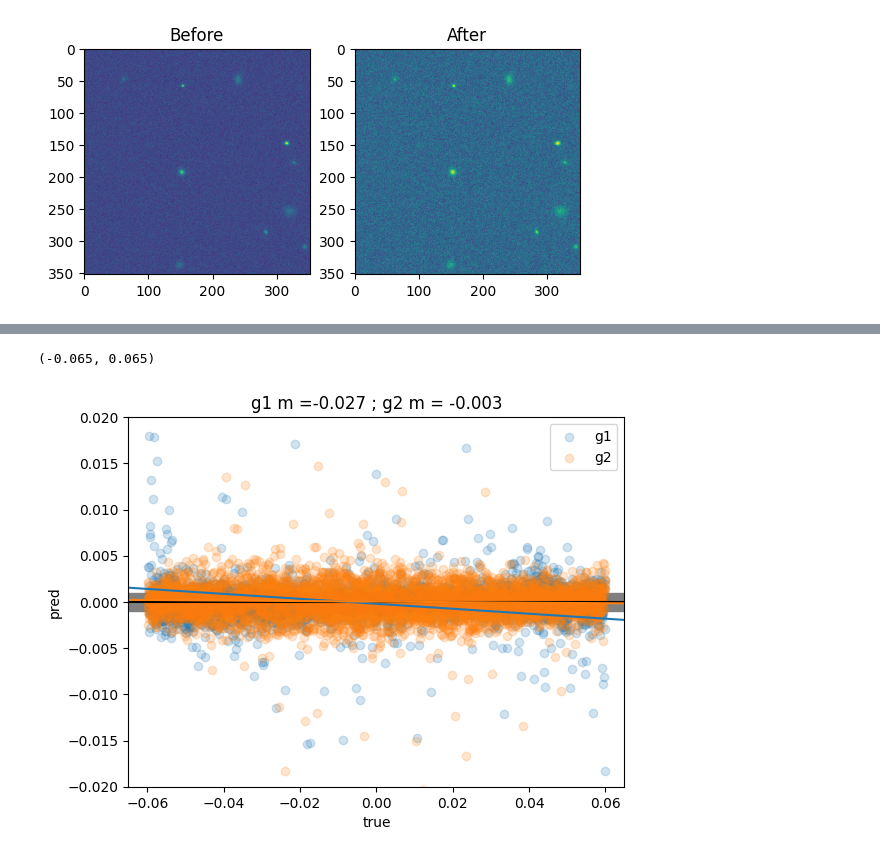
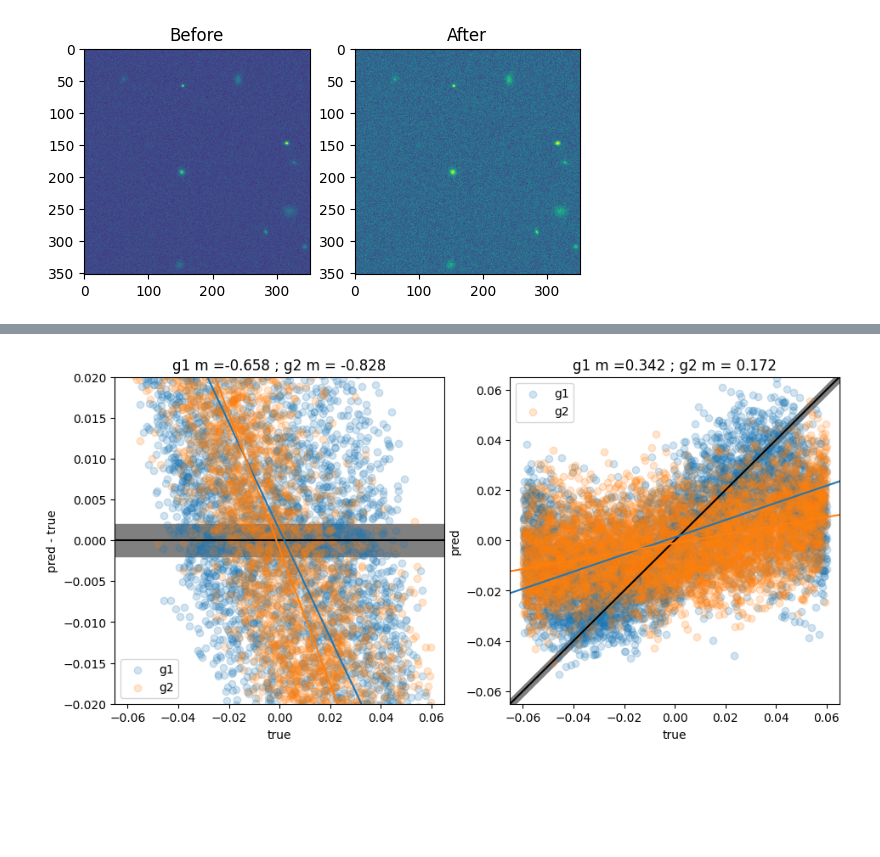
Before and after one commit to martinetnicolas/PISCO, a Jupyter notebook: notebooks/TrainEuclidJAX.ipynb, the cells around one changed output, grey strips where cells are left out. Drawn from its saved outputs; the diff is of its cells as text; code cells hidden in the pictures; blank space fills up the shorter version.

Commit message:
clean, add validation, save model and checkplots

```diff
--- a/notebooks/TrainEuclidJAX.ipynb
+++ b/notebooks/TrainEuclidJAX.ipynb
@@ -180,8 +190,24 @@ for i in tqdm.tqdm(range(total_steps)):
 
   # Apply the update function
   params, opt_state, loss = update_model(params, opt_state, batch)
-  # Periodically exporting the value of the loss function, every 100 steps
+
+  # Periodically exporting the value of the loss function, every 10 steps
   if i %10 == 0:
     summary_writer.scalar('train_loss', loss, i)
     summary_writer.scalar('learning_rate', lr_scheduler(i), i)
+
+  # Check validation loss every 100 steps
+  if i%100 == 0:
+        batch = next(dset_val)
+        batch = {'x': jnp.nan_to_num(batch[0]), 'y': batch[1]}
+        loss_val = loss_fn(params, batch)
+        summary_writer.scalar('val_loss', loss_val, i)
+
+  # Save model parameters
+  if i%1000 == 0:
+    with open('models/test_resnet18_'+str(total_steps)+'steps_temp'+str(i)+'.pckl', 'wb') as handle:
+        pickle.dump(params, handle, protocol=pickle.HIGHEST_PROTOCOL)
+
+with open('models/test_resnet18_'+str(total_steps)+'steps.pckl', 'wb') as handle:
+    pickle.dump(params, handle, protocol=pickle.HIGHEST_PROTOCOL)
 # %%
@@ -202,24 +235,48 @@ truth = np.concatenate(truth)
 # %%
 poly_g1 = np.polyfit(truth[:,0],preds[:,0] - truth[:,0],1)
 poly_g2 = np.polyfit(truth[:,1],preds[:,1] - truth[:,1],1)
 
+figure(figsize=(11,5))
+
+#
+subplot(121)
 
 axhline(0, color='k')
-
-axhspan(-0.001,0.001, color='gray');
+axhspan(-0.002,0.002, color='gray');
 
 t = linspace(-0.065,0.065)
 plot(t, poly_g1[1]+poly_g1[0]*t, color='C0')
 plot(t, poly_g2[1]+poly_g2[0]*t, color='C1')
 
 scatter(truth[:,0], preds[:,0] - truth[:,0], alpha=0.2, label='g1',color='C0')
 scatter(truth[:,1], preds[:,1] - truth[:,1], alpha=0.2, label='g2',color='C1')
 xlabel('true')
-ylabel('pred')
+ylabel('pred - true')
+
 legend();
 title('g1 m =%0.3f ; g2 m = %0.3f'%(poly_g1[0], poly_g2[0]))
 ylim(-0.02,0.02)
 xlim(-0.065,0.065)
+
+#
+subplot(122)
+
+t = linspace(-0.065,0.065)
+plot(t,t, color='k')
+fill_between(t,t-0.002,t+0.002, color='gray')
+plot(t, poly_g1[1]+(poly_g1[0]+1)*t, color='C0')
+plot(t, poly_g2[1]+(poly_g2[0]+1)*t, color='C1')
+
+scatter(truth[:,0], preds[:,0], alpha=0.2, label='g1',color='C0')
+scatter(truth[:,1], preds[:,1], alpha=0.2, label='g2',color='C1')
+xlabel('true')
+ylabel('pred')
+
+legend();
+title('g1 m =%0.3f ; g2 m = %0.3f'%(poly_g1[0]+1, poly_g2[0]+1))
+ylim(-0.065,0.065)
+xlim(-0.065,0.065)
+
+savefig('plots/test_resnet18_'+str(total_steps)+'steps.png')
 # %% [output]
-(-0.065, 0.065)
-[figure, old version]
+[figure, new version]
```
Also changed, not shown: parts of 10 cells of this notebook.
